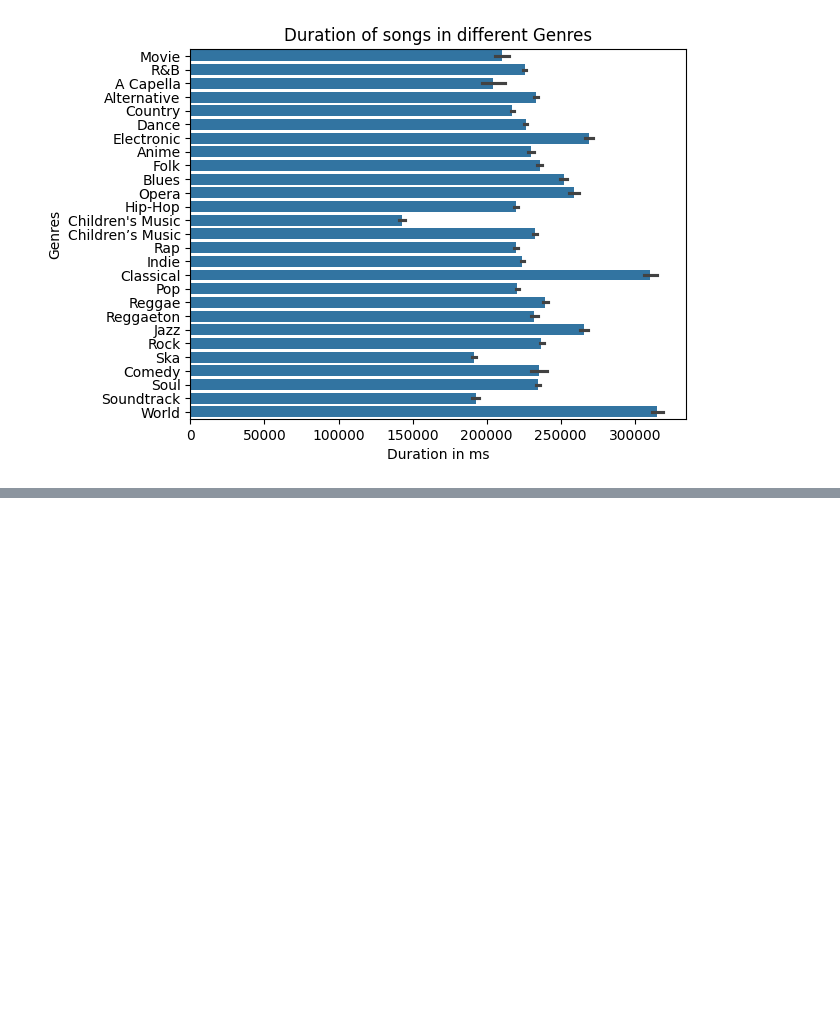
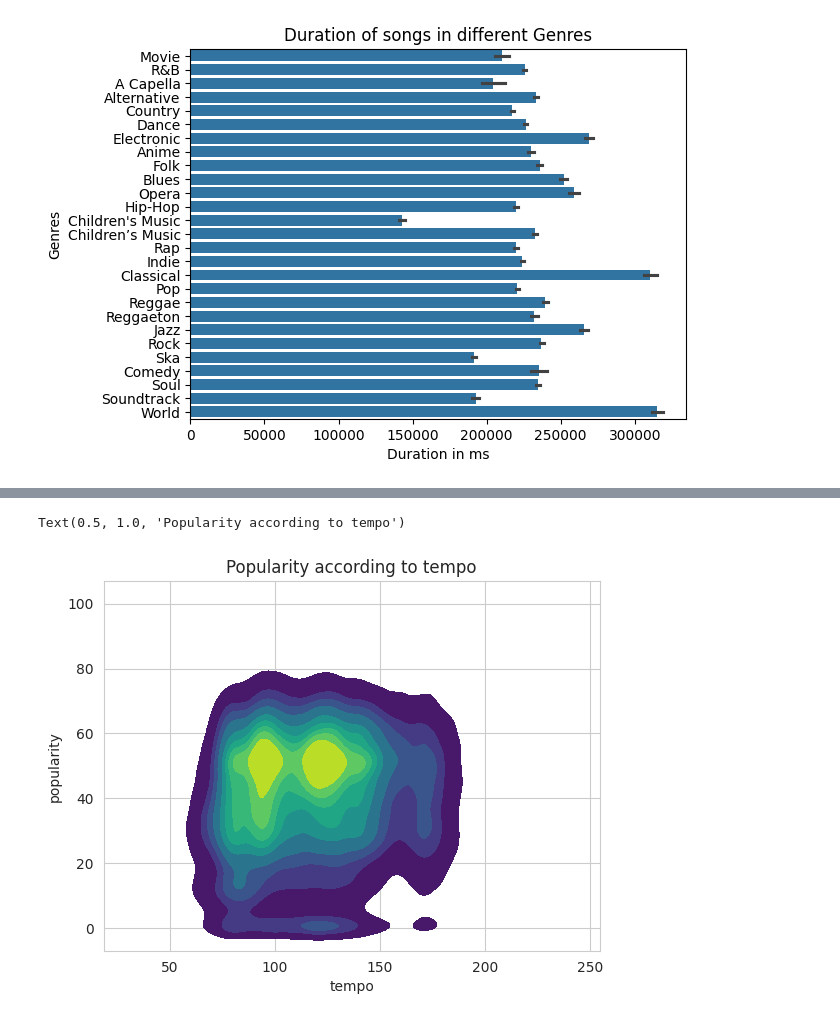
Before and after one commit to vedu003/SpotifyDataAnalysis, a Jupyter notebook: spotify.ipynb, the cells around one changed output, grey strips where cells are left out. Saved outputs shown, nothing was run; the diff lists cells and outputs as text; code cells hidden in the pictures; blank space fills up the shorter version.

```diff
--- a/spotify.ipynb
+++ b/spotify.ipynb
@@ -347,0 +373,8 @@ sns.barplot(y = 'genre', x = 'popularity', data = Top).set(title='Genres by Popu
+# %%
+sns.set_style('whitegrid')
+fig, ax = plt.subplots()
+sns.kdeplot(data=sp_feature,x='tempo',y='popularity',fill=True,cmap="viridis")
+ax.set_title('Popularity according to tempo')
+# %% [output]
+Text(0.5, 1.0, 'Popularity according to tempo')
+[figure, added]
```
Also changed, not shown: parts of 4 cells of this notebook.
